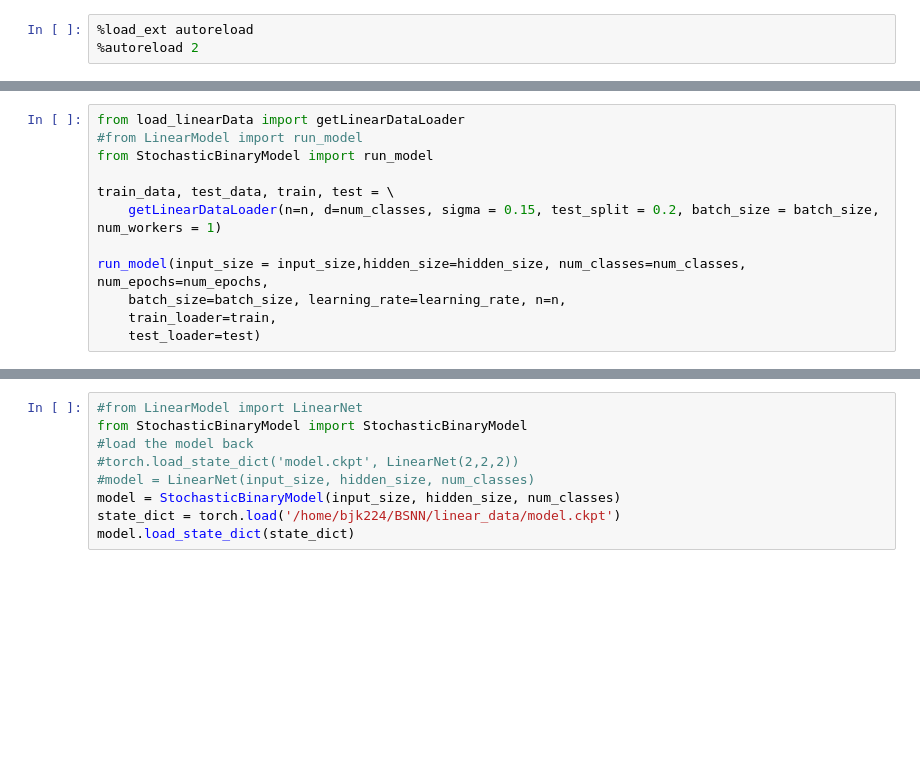
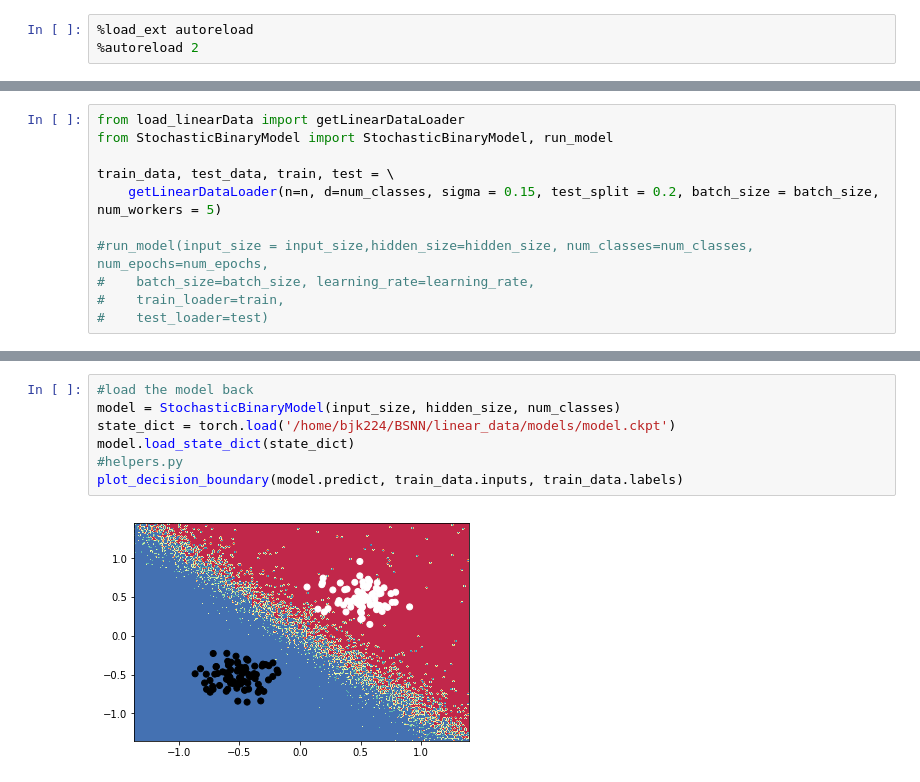
Before and after one commit to BrandonKates/BSNN, a Jupyter notebook: linear_data/BSNN.ipynb, the cells around one changed output, grey strips where cells are left out. Saved outputs shown, nothing was run; the diff lists cells and outputs as text; blank space fills up the shorter version.

```diff
--- a/linear_data/BSNN.ipynb
+++ b/linear_data/BSNN.ipynb
@@ -26,13 +29,12 @@ batch_size = 1
 learning_rate = 0.1
 # %%
 from load_linearData import getLinearDataLoader
-#from LinearModel import run_model
-from StochasticBinaryModel import run_model
+from StochasticBinaryModel import StochasticBinaryModel, run_model
 
 train_data, test_data, train, test = \
-    getLinearDataLoader(n=n, d=num_classes, sigma = 0.15, test_split = 0.2, batch_size = batch_size, num_workers = 1)
+    getLinearDataLoader(n=n, d=num_classes, sigma = 0.15, test_split = 0.2, batch_size = batch_size, num_workers = 5)
 
-run_model(input_size = input_size,hidden_size=hidden_size, num_classes=num_classes, num_epochs=num_epochs,
-    batch_size=batch_size, learning_rate=learning_rate, n=n,
-    train_loader=train,
-    test_loader=test)
+#run_model(input_size = input_size,hidden_size=hidden_size, num_classes=num_classes, num_epochs=num_epochs,
+#    batch_size=batch_size, learning_rate=learning_rate,
+#    train_loader=train,
+#    test_loader=test)
@@ -57,9 +41,9 @@ Model saved to:  /home/bjk224/BSNN/linear_data/model.ckpt
 # %%
-#from LinearModel import LinearNet
-from StochasticBinaryModel import StochasticBinaryModel
 #load the model back
-#torch.load_state_dict('model.ckpt', LinearNet(2,2,2))
-#model = LinearNet(input_size, hidden_size, num_classes)
 model = StochasticBinaryModel(input_size, hidden_size, num_classes)
-state_dict = torch.load('/home/bjk224/BSNN/linear_data/model.ckpt')
+state_dict = torch.load('/home/bjk224/BSNN/linear_data/models/model.ckpt')
 model.load_state_dict(state_dict)
+#helpers.py
+plot_decision_boundary(model.predict, train_data.inputs, train_data.labels)
+# %% [output]
+[figure, added]
```
Also changed, not shown: parts of 15 cells of this notebook, 2 other files.
